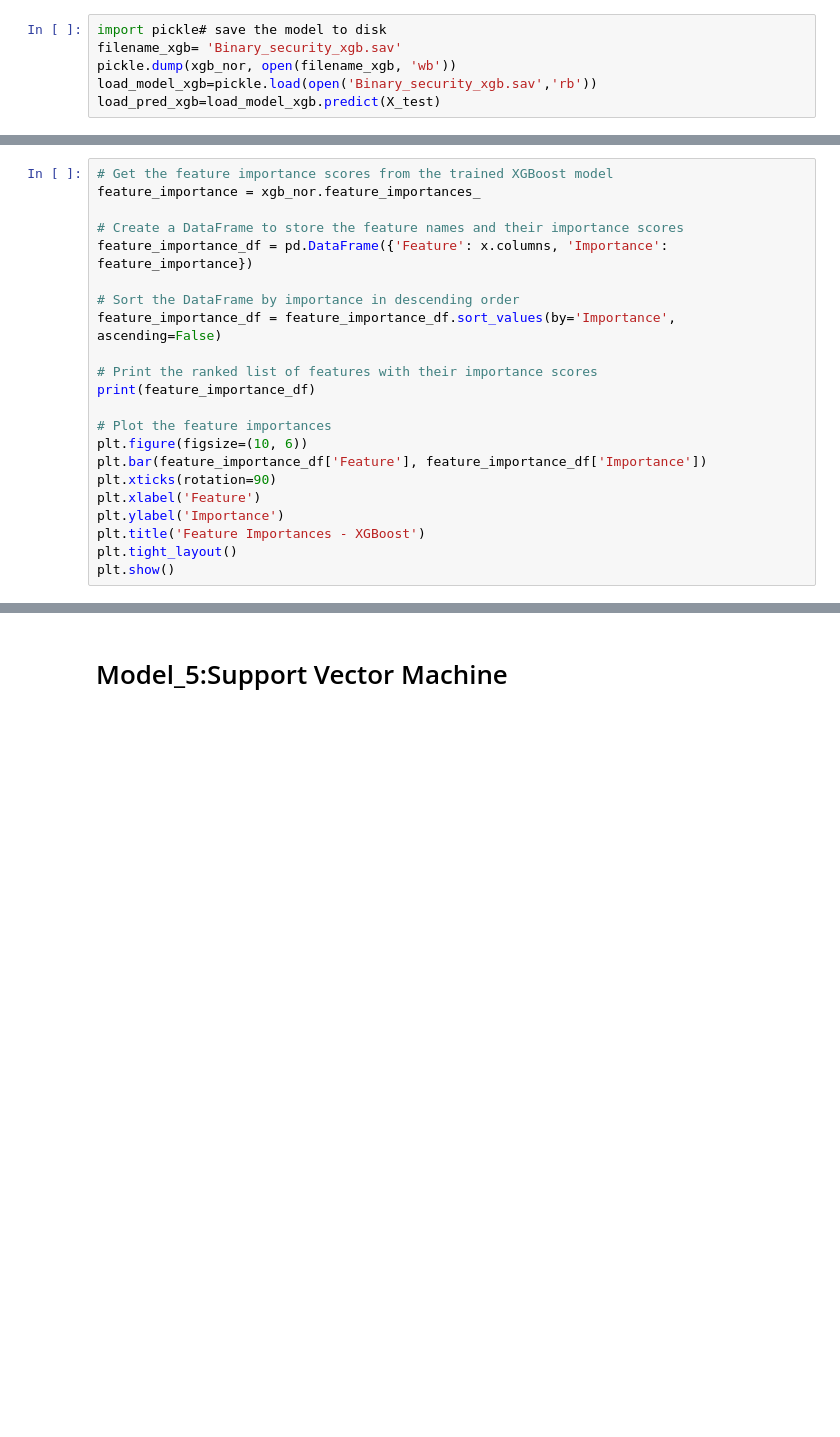
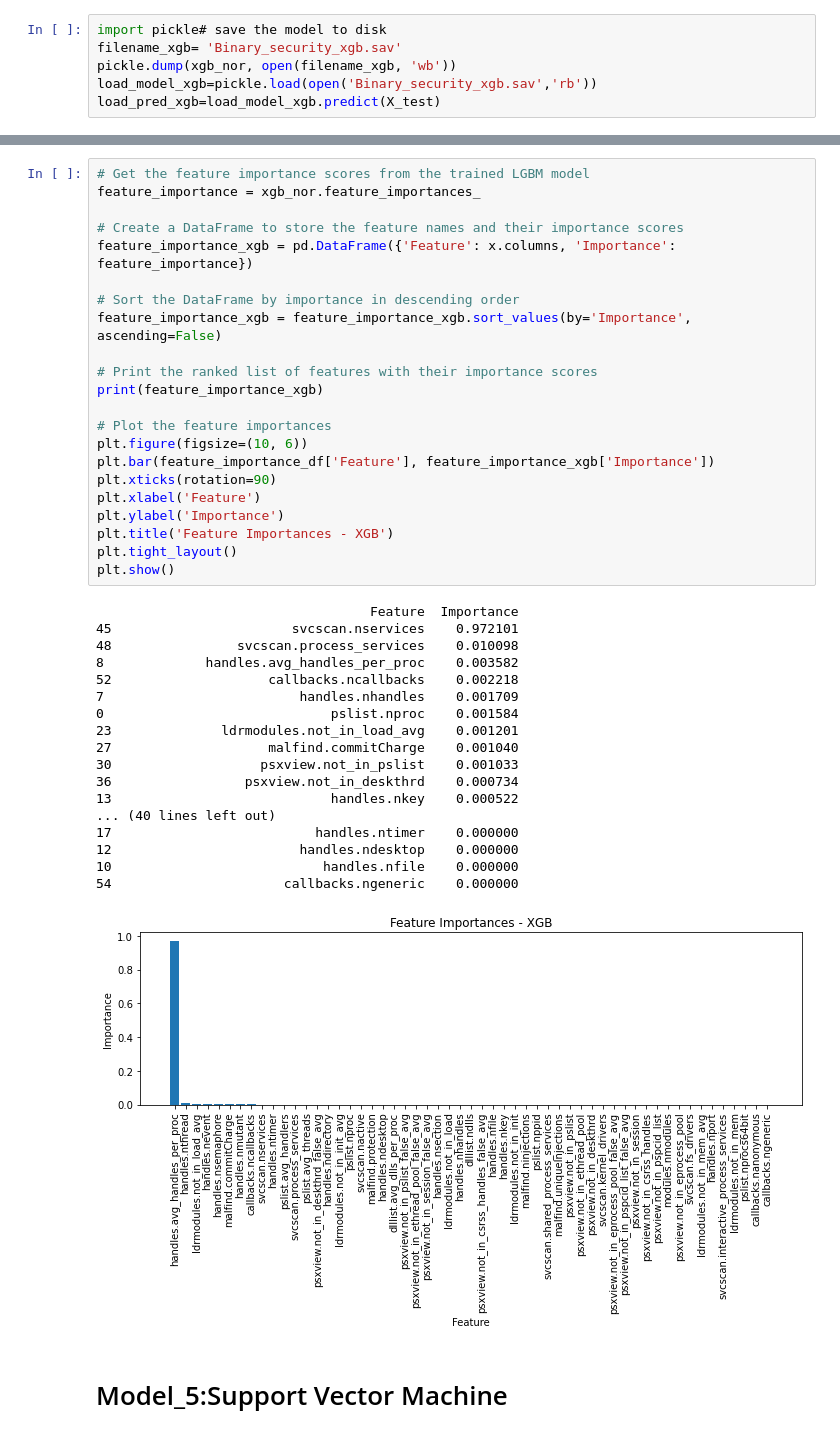
Before and after one commit to arifinmash/comprehensiveartifacts, a Jupyter notebook: CIC-Model.ipynb, the cells around one changed output, grey strips where cells are left out. Saved outputs shown, nothing was run; the diff lists cells and outputs as text; blank space fills up the shorter version.

```diff
--- a/CIC-Model.ipynb
+++ b/CIC-Model.ipynb
@@ -670,25 +693,3 @@ plt.savefig('cm.eps',dpi=600)
-# %%
-# Get the feature importance scores from the trained XGBoost model
-feature_importance = xgb_nor.feature_importances_
-
-# Create a DataFrame to store the feature names and their importance scores
-feature_importance_df = pd.DataFrame({'Feature': x.columns, 'Importance': feature_importance})
-
-# Sort the DataFrame by importance in descending order
-feature_importance_df = feature_importance_df.sort_values(by='Importance', ascending=False)
-
-# Print the ranked list of features with their importance scores
-print(feature_importance_df)
-
-# Plot the feature importances
-plt.figure(figsize=(10, 6))
-plt.bar(feature_importance_df['Feature'], feature_importance_df['Importance'])
-plt.xticks(rotation=90)
-plt.xlabel('Feature')
-plt.ylabel('Importance')
-plt.title('Feature Importances - XGBoost')
-plt.tight_layout()
-plt.show()
 # %%
 from sklearn.model_selection import cross_val_score
 from sklearn.model_selection import KFold
@@ -713,3 +718,44 @@ print("Standard Deviation:", std_score)
+# %%
+# Get the feature importance scores from the trained LGBM model
+feature_importance = xgb_nor.feature_importances_
+
+# Create a DataFrame to store the feature names and their importance scores
+feature_importance_xgb = pd.DataFrame({'Feature': x.columns, 'Importance': feature_importance})
+
+# Sort the DataFrame by importance in descending order
+feature_importance_xgb = feature_importance_xgb.sort_values(by='Importance', ascending=False)
+
+# Print the ranked list of features with their importance scores
+print(feature_importance_xgb)
+
+# Plot the feature importances
+plt.figure(figsize=(10, 6))
+plt.bar(feature_importance_df['Feature'], feature_importance_xgb['Importance'])
+plt.xticks(rotation=90)
+plt.xlabel('Feature')
+plt.ylabel('Importance')
+plt.title('Feature Importances - XGB')
+plt.tight_layout()
+plt.show()
+# %% [output]
+                                   Feature  Importance
+45                       svcscan.nservices    0.972101
+48                svcscan.process_services    0.010098
+8             handles.avg_handles_per_proc    0.003582
+52                    callbacks.ncallbacks    0.002218
+7                         handles.nhandles    0.001709
+0                             pslist.nproc    0.001584
+23              ldrmodules.not_in_load_avg    0.001201
+27                    malfind.commitCharge    0.001040
+30                   psxview.not_in_pslist    0.001033
+36                 psxview.not_in_deskthrd    0.000734
+13                            handles.nkey    0.000522
+... (40 lines left out)
+17                          handles.ntimer    0.000000
+12                        handles.ndesktop    0.000000
+10                           handles.nfile    0.000000
+54                      callbacks.ngeneric    0.000000
+[figure, added]
 # %% [markdown]
 # Model_5:Support Vector Machine
 # %%
```
Also changed, not shown: parts of 49 cells of this notebook, 6 other files.
